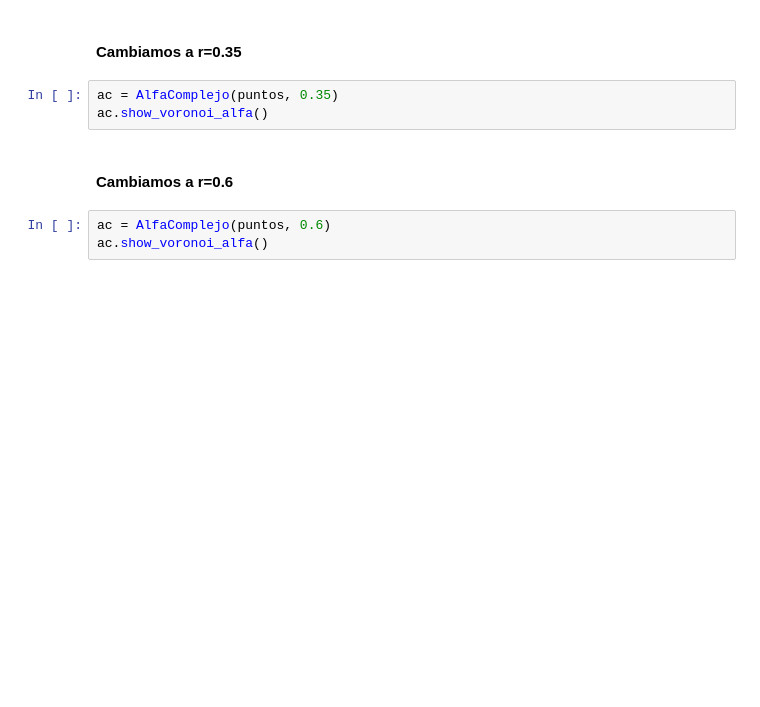
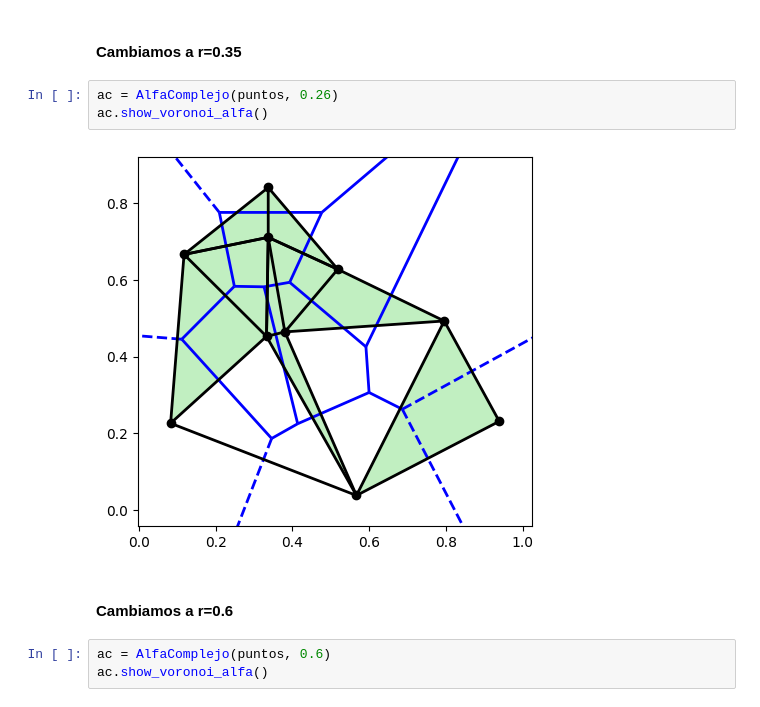
Before and after one commit to Sanguis99/PracticaTopologiaAplicada, a Jupyter notebook: Notebook_Simplices.ipynb, the cells around one changed output. Saved outputs shown, nothing was run; the diff lists cells and outputs as text; blank space fills up the shorter version.

```diff
--- a/Notebook_Simplices.ipynb
+++ b/Notebook_Simplices.ipynb
@@ -738,8 +738,10 @@ ac.show_voronoi_alfa()
 # %% [markdown]
 #### Cambiamos a r=0.35
 # %%
-ac = AlfaComplejo(puntos, 0.35)
+ac = AlfaComplejo(puntos, 0.26)
 ac.show_voronoi_alfa()
+# %% [output]
+[figure, added]
 # %% [markdown]
 #### Cambiamos a r=0.6
 # %%
```
Also changed, not shown: parts of 7 cells of this notebook.
